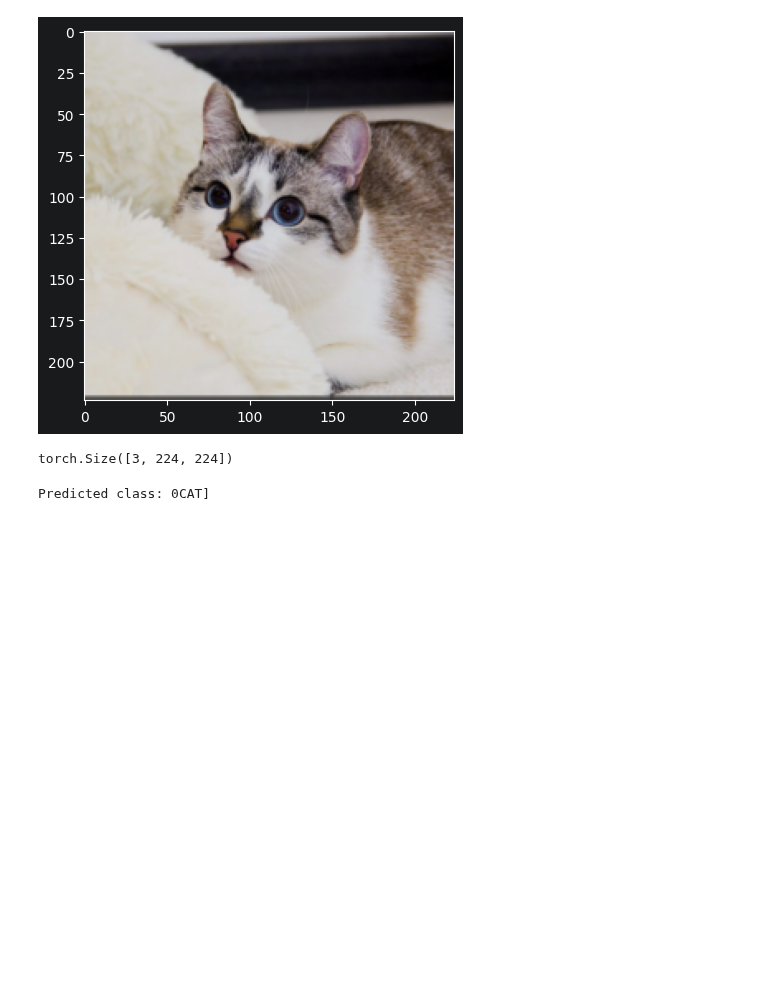
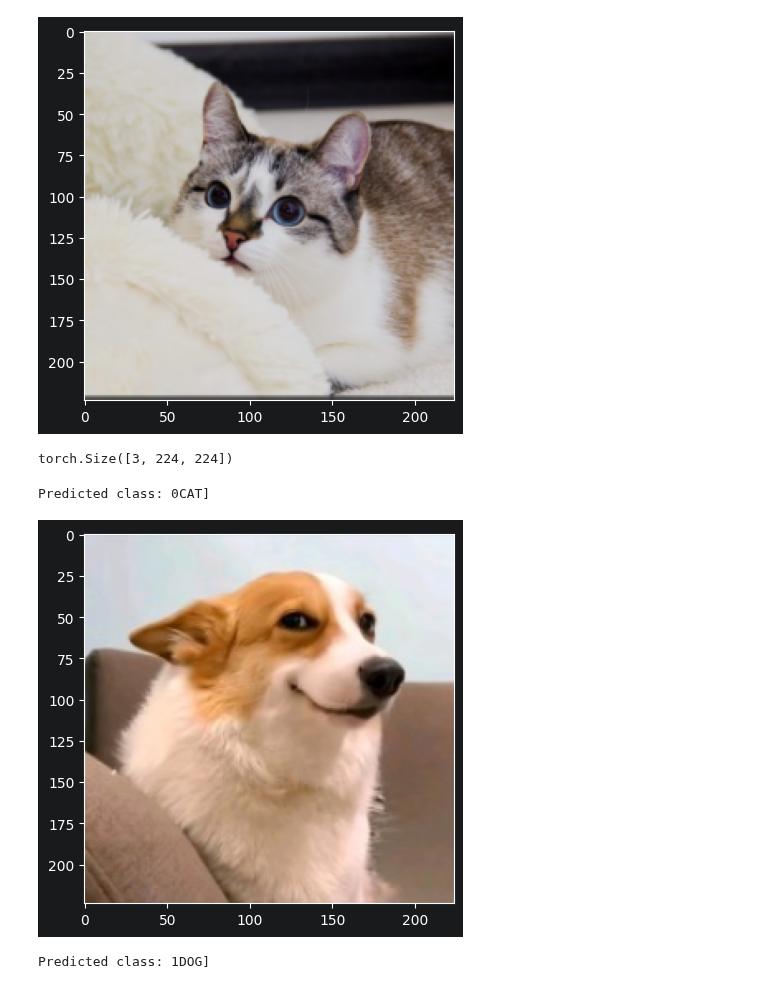
Before and after one commit to Jayeshvadje/Ml_Learning, a Jupyter notebook: CNN_Image_Classification/02_CNN_Architecture.ipynb, the cells around one changed output. Cells and saved outputs as stored; diff of their text form; code cells hidden in the pictures; blank space fills up the shorter version.

```diff
--- a/CNN_Image_Classification/02_CNN_Architecture.ipynb
+++ b/CNN_Image_Classification/02_CNN_Architecture.ipynb
@@ -434,3 +448,26 @@ with torch.no_grad():
 print(f"Predicted class: {pred.item()}{class_names[pred.item()]}]")
 # %% [output]
 Predicted class: 0CAT]
+# %%
+dogesh = Image.open("dogesh.jpeg")
+
+
+dogesh = dogesh.convert("RGB")
+
+dogesh_norm = Test_transform(dogesh)
+
+im = inv_normazation(dogesh_norm)
+
+plt.imshow(np.transpose(im.numpy(), (1,2,0)))
+
+plt.show()
+# %% [output]
+[figure, added]
+# %%
+AlexNet.eval()
+with torch.no_grad():
+    pred=AlexNet(im.view(1,3,224,224)).argmax()
+
+print(f"Predicted class: {pred.item()}{class_names[pred.item()]}]")
+# %% [output]
+Predicted class: 1DOG]
```
Also changed, not shown: parts of 5 cells of this notebook.
